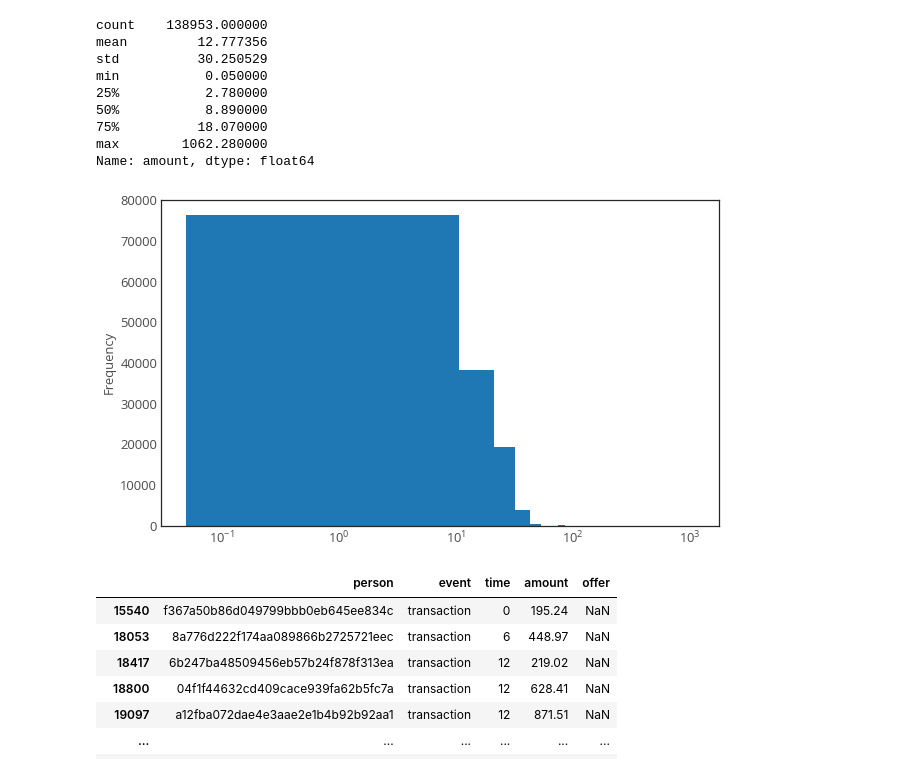
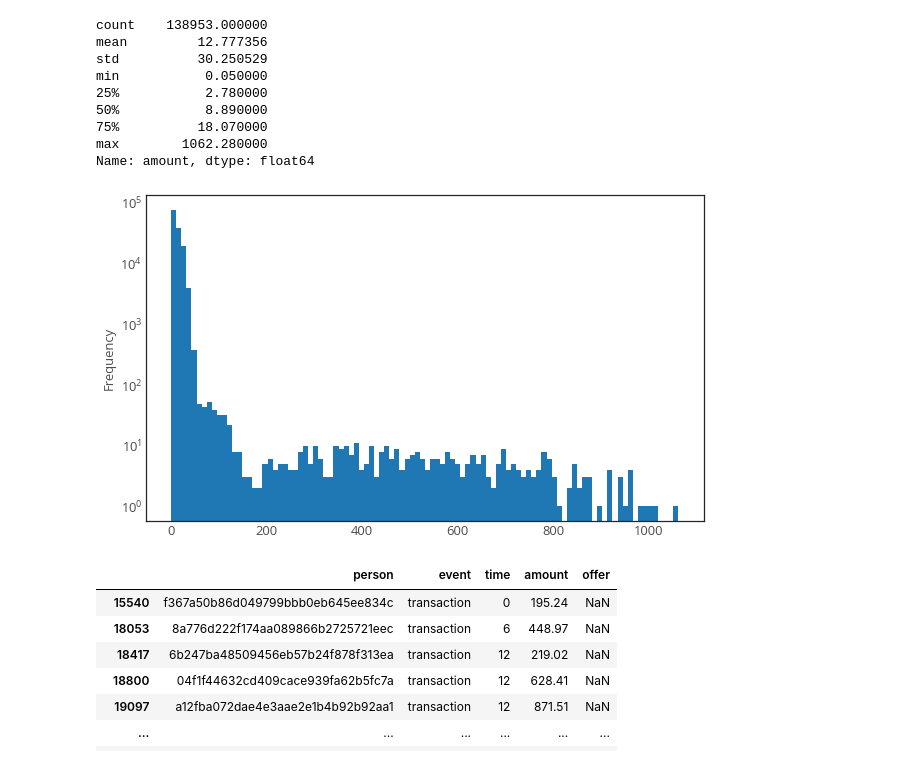
Before and after one commit to binh-bk/Starbucks-Promotion-Recommender, a Jupyter notebook: Starbucks_Capstone_notebook.ipynb, the cells around one changed output. Drawn from its saved outputs; the diff is of its cells as text; code cells hidden in the pictures.

```diff
--- a/Starbucks_Capstone_notebook.ipynb
+++ b/Starbucks_Capstone_notebook.ipynb
@@ -508,9 +588,9 @@ min           0.050000
 max        1062.280000
 Name: amount, dtype: float64
 # %%
-transcript.amount.plot(kind='hist', bins=100, logx=True);
+transcript.amount.plot(kind='hist', bins=100, logy=True);
 # %% [output]
-[figure, old version]
+[figure, new version]
 # %%
 # let see who make a $100 or more
 transcript[transcript.amount > 100]
```
Also changed, not shown: parts of 50 cells of this notebook, 9 other files.
